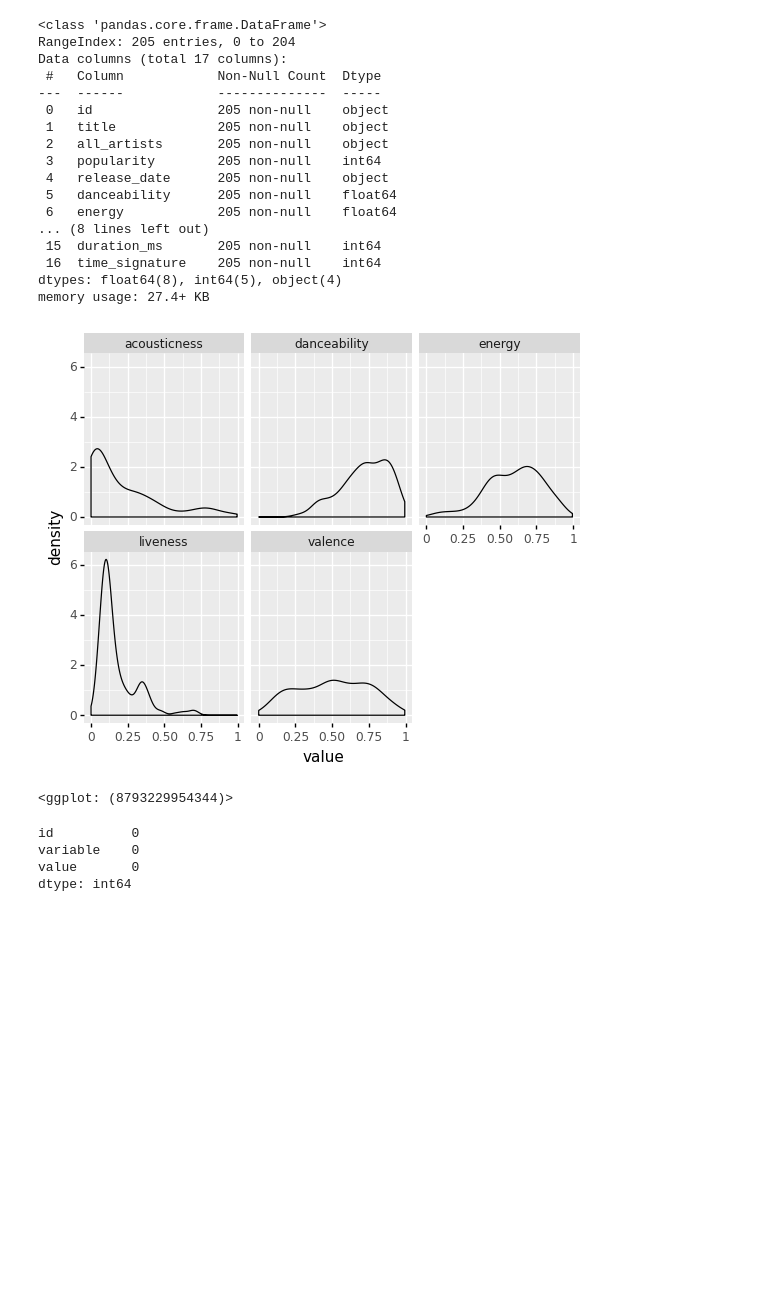
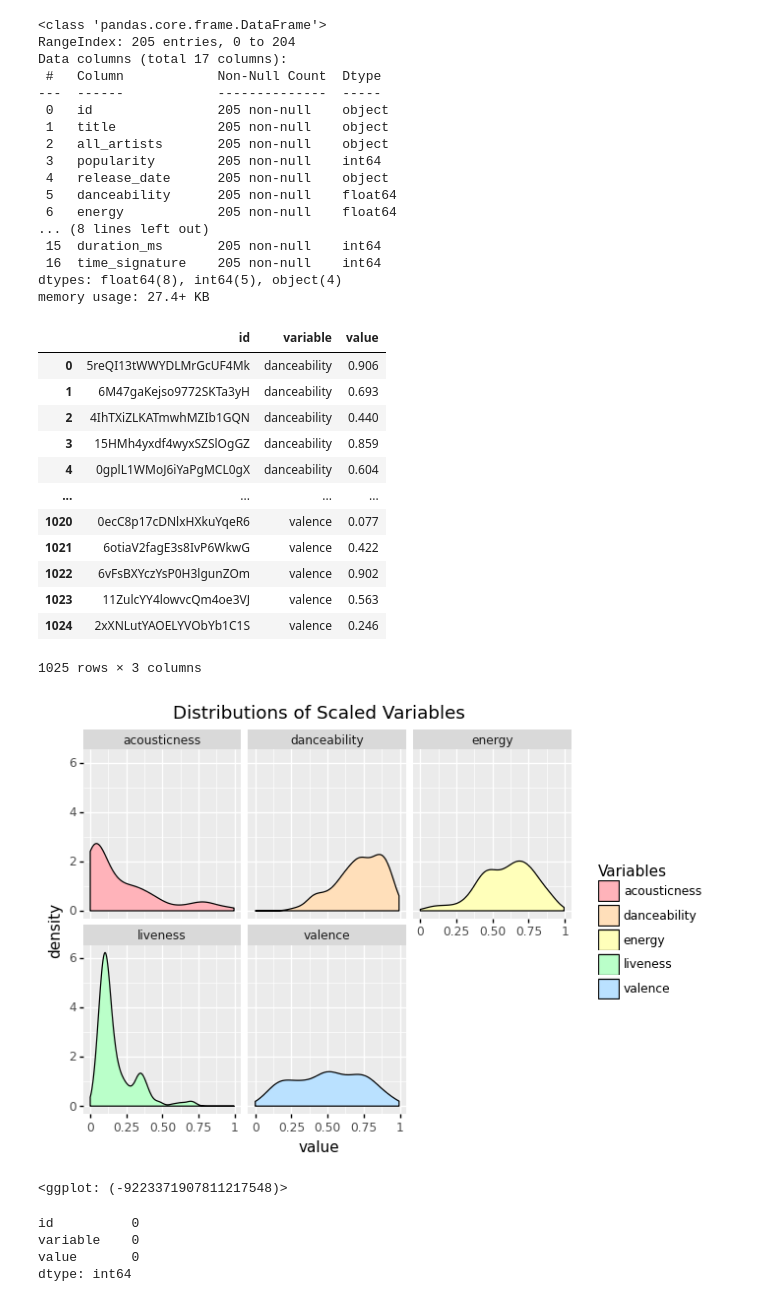
Before and after one commit to s-helal/tiktokify, a Jupyter notebook: graphs.ipynb, the cells around one changed output. Cells and saved outputs as stored; diff of their text form; code cells hidden in the pictures; blank space fills up the shorter version.

Commit message:
color schemes updated

```diff
--- a/graphs.ipynb
+++ b/graphs.ipynb
@@ -86,14 +86,34 @@ memory usage: 27.4+ KB
 quant01 = ['danceability', 'energy',
     'acousticness', 'liveness',
        'valence']
+colors = ['#ffb3ba', '#ffdfba', '#ffffba', '#baffc9','#bae1ff']
 facetdf01 = pd.melt(data, id_vars=['id'], value_vars=quant01)
-gg = p9.ggplot(facetdf01, p9.aes(x='value'))
-gg += p9.geom_density()
-gg += p9.facet_wrap('~variable')
-gg
+facetdf01
 # %% [output]
-[figure, removed]
+|  | id | variable | value |
+| 0 | 5reQI13tWWYDLMrGcUF4Mk | danceability | 0.906 |
+| 1 | 6M47gaKejso9772SKTa3yH | danceability | 0.693 |
+| 2 | 4IhTXiZLKATmwhMZIb1GQN | danceability | 0.440 |
+| 3 | 15HMh4yxdf4wyxSZSlOgGZ | danceability | 0.859 |
+| 4 | 0gplL1WMoJ6iYaPgMCL0gX | danceability | 0.604 |
+| ... | ... | ... | ... |
+| 1020 | 0ecC8p17cDNlxHXkuYqeR6 | valence | 0.077 |
+| 1021 | 6otiaV2fagE3s8IvP6WkwG | valence | 0.422 |
+| 1022 | 6vFsBXYczYsP0H3lgunZOm | valence | 0.902 |
+| 1023 | 11ZulcYY4lowvcQm4oe3VJ | valence | 0.563 |
+| 1024 | 2xXNLutYAOELYVObYb1C1S | valence | 0.246 |
-<ggplot: (8793229954344)>
+1025 rows × 3 columns
+# %%
+gg = p9.ggplot(facetdf01, p9.aes(x='value', fill = 'factor(variable)'))
+gg += p9.geom_density()
+gg += p9.facet_wrap('~variable')
+gg += p9.scale_fill_manual(values = colors)
+gg += p9.labs(fill = "Variables")
+gg += p9.ggtitle("Distributions of Scaled Variables")
+gg
+# %% [output]
+[figure, added]
+<ggplot: (-9223371907811217548)>
 # %%
 quantitative = ['popularity','danceability', 'energy', 'key',
        'loudness', 'mode', 'acousticness', 'instrumentalness', 'liveness',
```
